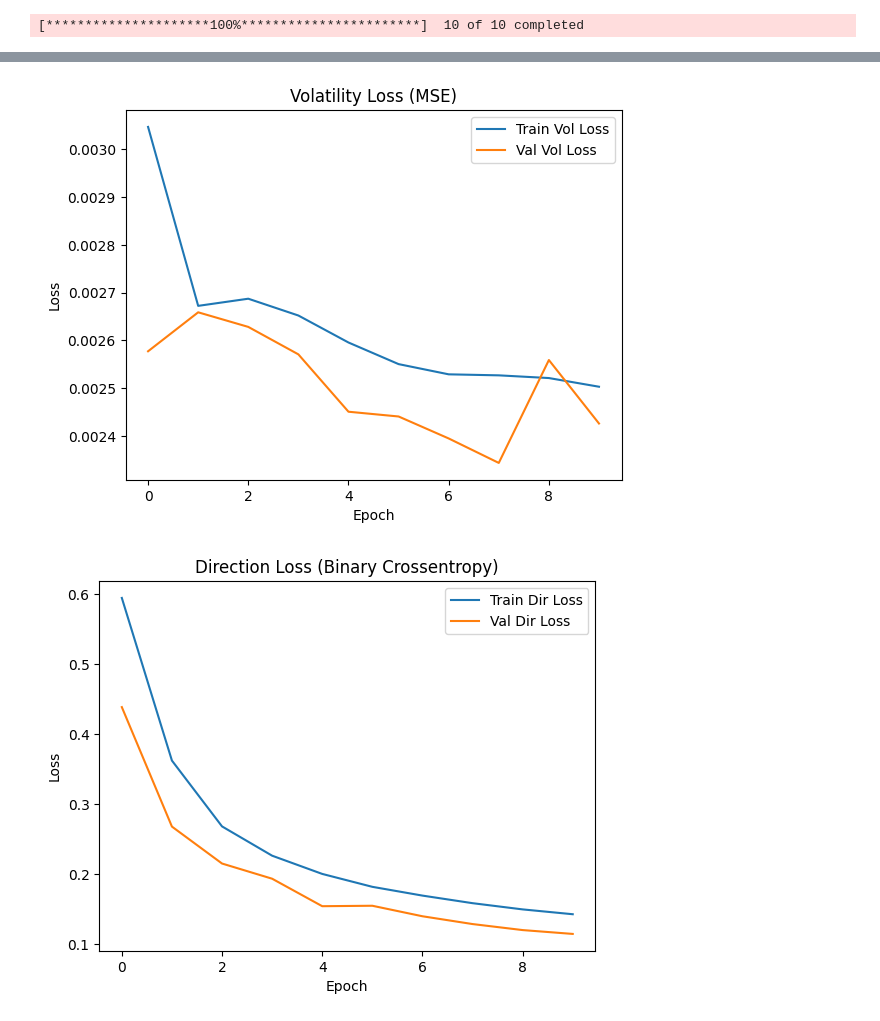
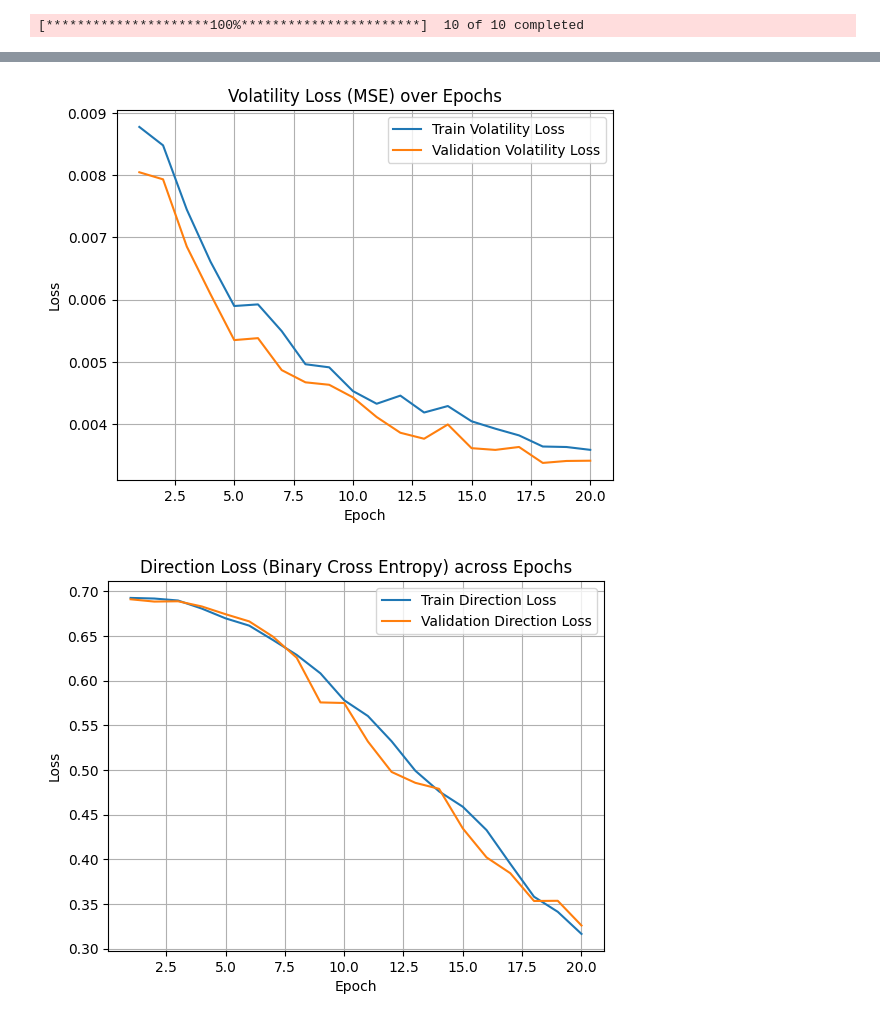
Before and after one commit to am3lia-low/dsa4265-group-5-Portfolio-Risk-Analyst-Chatbot, a Jupyter notebook: LSTM/LSTM.ipynb, the cells around one changed output, grey strips where cells are left out. Saved outputs shown, nothing was run; the diff lists cells and outputs as text; code cells hidden in the pictures.

Commit message:
LSTM model training and evaluation

```diff
--- a/LSTM/LSTM.ipynb
+++ b/LSTM/LSTM.ipynb
@@ -345,0 +165,16 @@ Epoch 10/10
+# %%
+# Undersample majority class
+up_idx = np.where(yd_train == 1)[0]
+down_idx = np.where(yd_train == 0)[0]
+
+min_size = min(len(up_idx), len(down_idx))
+
+up_sample = np.random.choice(up_idx, min_size, replace=False)
+down_sample = np.random.choice(down_idx, min_size, replace=False)
+
+balanced_idx = np.concatenate([up_sample, down_sample])
+np.random.shuffle(balanced_idx)
+
+X_train = X_train[balanced_idx]
+yv_train = yv_train[balanced_idx]
+yd_train = yd_train[balanced_idx]
@@ -345,0 +250,5 @@ Epoch 10/10
+# %%
+# Regression loss
+mse_loss = nn.MSELoss()
+
+bce_loss = nn.BCEWithLogitsLoss()
@@ -345,0 +292,5 @@ Epoch 10/10
+# %%
+model = LSTMModel(input_size = X.shape[2])
+device = torch.device("cuda" if torch.cuda.is_available() else "cpu")
+model.to(device)
+optimizer = torch.optim.Adam(model.parameters(), lr=5e-4, weight_decay=1e-4)
@@ -345,0 +438,6 @@ Epoch 10/10
+# %%
+EPOCHS = 20
+train(model, train_loader, val_loader, EPOCHS, optimizer, mse_loss, bce_loss)
+
+# Save the model state_dict
+torch.save(model.state_dict(), 'model_weights.pth')
@@ -358,24 +475,26 @@ plt.show()
 # %%
 # Plot volatility MSE over epochs
 plt.figure()
-plt.plot(history.history['volatility_loss'], label='Train Vol Loss')
-plt.plot(history.history['val_volatility_loss'], label='Val Vol Loss')
-plt.title('Volatility Loss (MSE)')
+plt.plot(range(1, EPOCHS+1),train_vol_loss, label='Train Volatility Loss')
+plt.plot(range(1, EPOCHS+1),val_vol_loss, label='Validation Volatility Loss')
+plt.title('Volatility Loss (MSE) over Epochs')
 plt.xlabel('Epoch')
 plt.ylabel('Loss')
+plt.grid(True)
 plt.legend()
 plt.show()
 # %% [output]
-[figure, old version]
+[figure, new version]
 # %%
 # PLot Binary Cross Entropy Loss
 plt.figure()
-plt.plot(history.history['direction_loss'], label='Train Dir Loss')
-plt.plot(history.history['val_direction_loss'], label='Val Dir Loss')
-plt.title('Direction Loss (Binary Crossentropy)')
+plt.plot(range(1, EPOCHS+1),train_dir_loss, label='Train Direction Loss')
+plt.plot(range(1, EPOCHS+1),val_dir_loss, label='Validation Direction Loss')
+plt.title('Direction Loss (Binary Cross Entropy) across Epochs')
 plt.xlabel('Epoch')
 plt.ylabel('Loss')
+plt.grid(True)
 plt.legend()
 plt.show()
 # %% [output]
-[figure, old version]
+[figure, new version]
```
Also changed, not shown: parts of 30 cells of this notebook.
